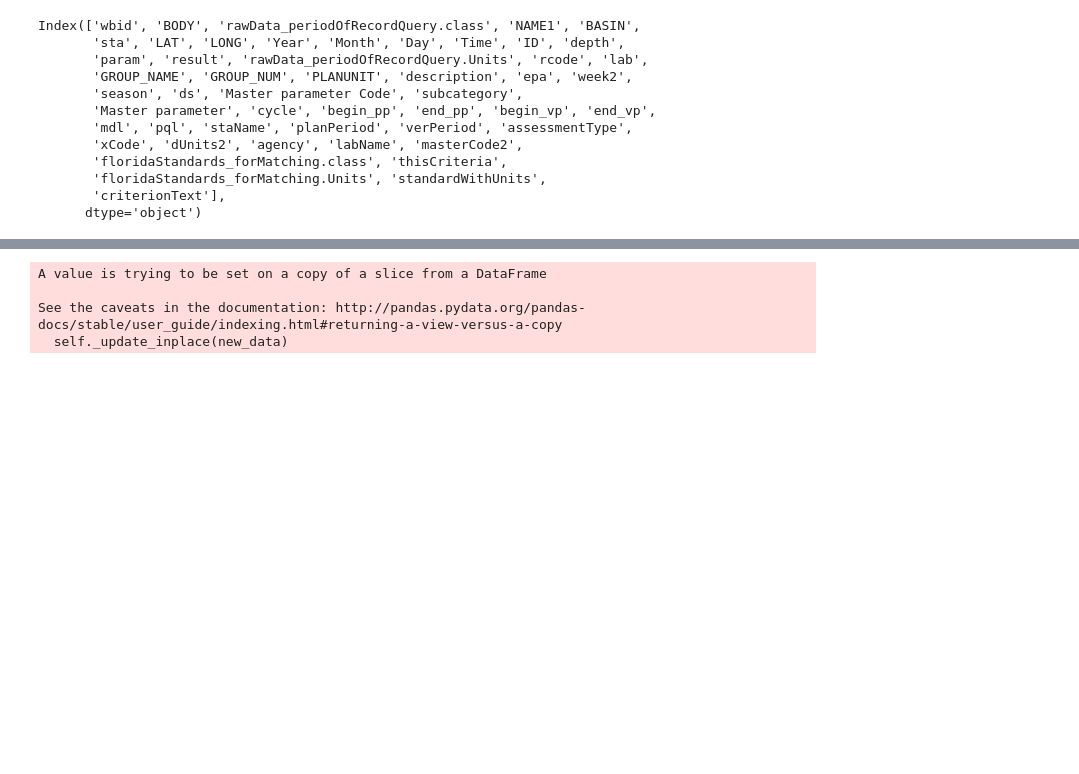
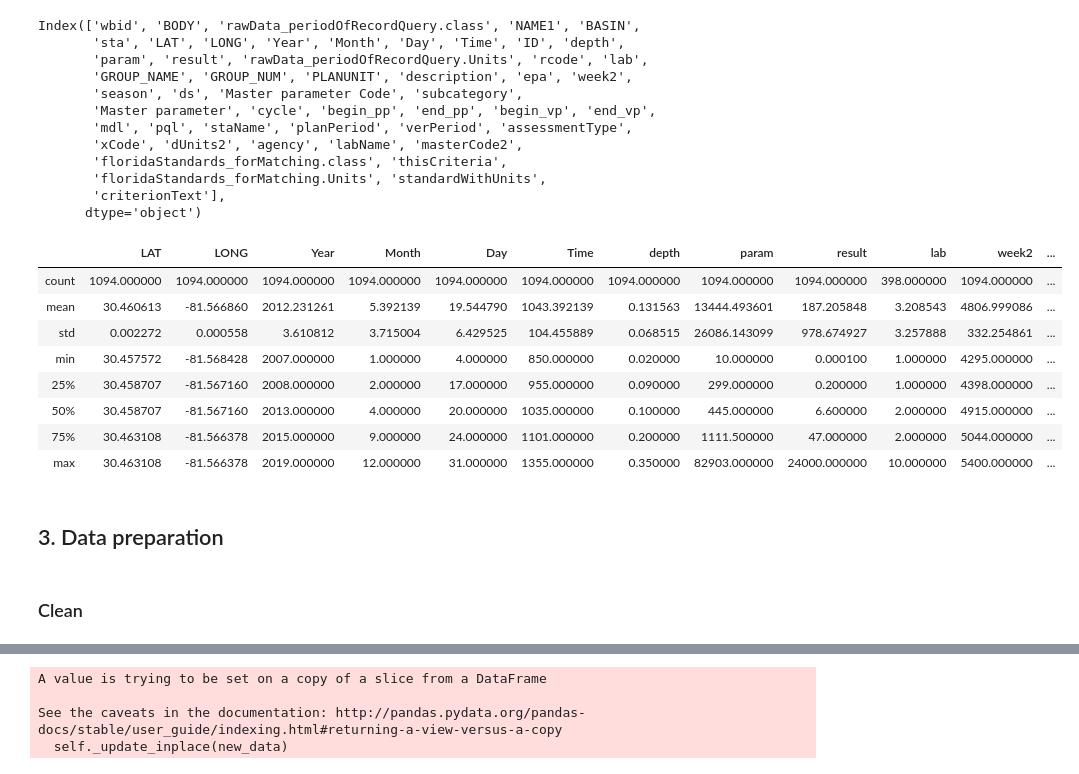
Before and after one commit to Liang-Environmental-Consultant/Udacity_Project1, a Jupyter notebook: Project 1.ipynb, the cells around one changed output, grey strips where cells are left out. Cells and saved outputs as stored; diff of their text form; code cells hidden in the pictures; blank space fills up the shorter version.

```diff
--- a/Project 1.ipynb
+++ b/Project 1.ipynb
@@ -36,6 +65,22 @@ Index(['wbid', 'BODY', 'rawData_periodOfRecordQuery.class', 'NAME1', 'BASIN',
        'floridaStandards_forMatching.Units', 'standardWithUnits',
        'criterionText'],
       dtype='object')
+# %%
+df.describe()
+# %% [output]
+|  | LAT | LONG | Year | Month | Day | Time | depth | param | result | lab | week2 | ... |
+| count | 1094.000000 | 1094.000000 | 1094.000000 | 1094.000000 | 1094.000000 | 1094.000000 | 1094.000000 | 1094.000000 | 1094.000000 | 398.000000 | 1094.000000 | ... |
+| mean | 30.460613 | -81.566860 | 2012.231261 | 5.392139 | 19.544790 | 1043.392139 | 0.131563 | 13444.493601 | 187.205848 | 3.208543 | 4806.999086 | ... |
+| std | 0.002272 | 0.000558 | 3.610812 | 3.715004 | 6.429525 | 104.455889 | 0.068515 | 26086.143099 | 978.674927 | 3.257888 | 332.254861 | ... |
+| min | 30.457572 | -81.568428 | 2007.000000 | 1.000000 | 4.000000 | 850.000000 | 0.020000 | 10.000000 | 0.000100 | 1.000000 | 4295.000000 | ... |
+| 25% | 30.458707 | -81.567160 | 2008.000000 | 2.000000 | 17.000000 | 955.000000 | 0.090000 | 299.000000 | 0.200000 | 1.000000 | 4398.000000 | ... |
+| 50% | 30.458707 | -81.567160 | 2013.000000 | 4.000000 | 20.000000 | 1035.000000 | 0.100000 | 445.000000 | 6.600000 | 2.000000 | 4915.000000 | ... |
+| 75% | 30.463108 | -81.566378 | 2015.000000 | 9.000000 | 24.000000 | 1101.000000 | 0.200000 | 1111.500000 | 47.000000 | 2.000000 | 5044.000000 | ... |
+| max | 30.463108 | -81.566378 | 2019.000000 | 12.000000 | 31.000000 | 1355.000000 | 0.350000 | 82903.000000 | 24000.000000 | 10.000000 | 5400.000000 | ... |
+# %% [markdown]
+## 3. Data preparation
+# %% [markdown]
+### Clean
 # %%
 # Create a dataframe with selected columns
 
```
Also changed, not shown: parts of 16 cells of this notebook.
